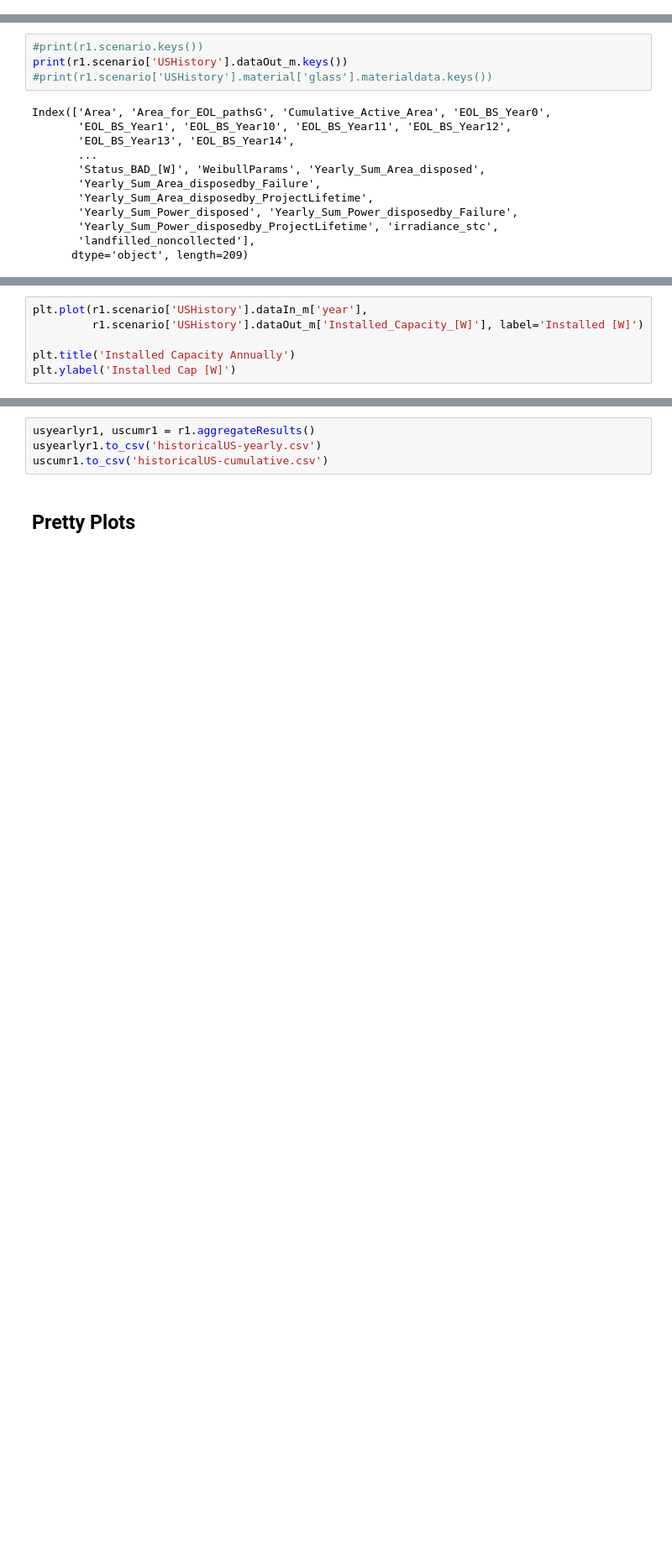
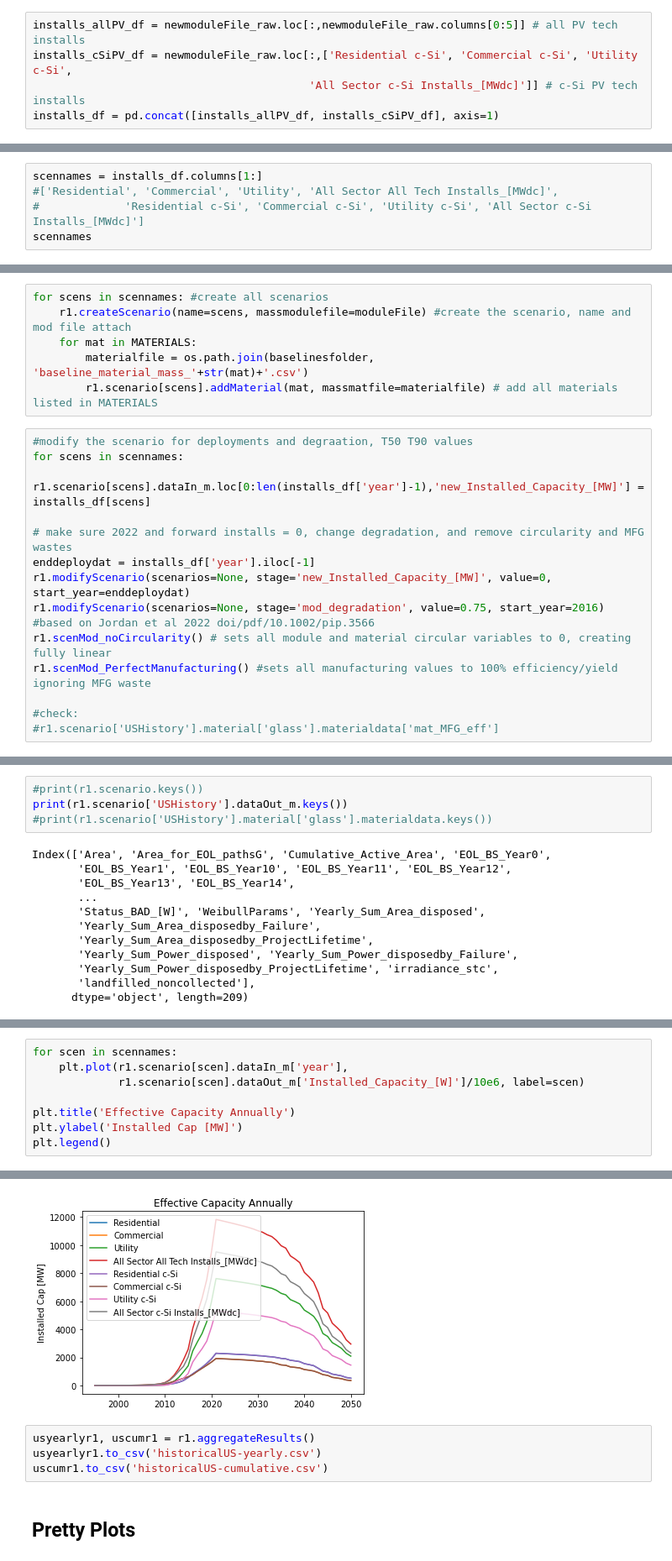
Before and after one commit to NREL/PV_ICE, a Jupyter notebook: docs/tutorials/14 - Historical US Installs Waste Projection.ipynb, the cells around one changed output, grey strips where cells are left out. Shown: that part at 84% size. Saved outputs shown, nothing was run; the diff lists cells and outputs as text; blank space fills up the shorter version.

Commit message:
updates to the historical PV installs calculation
got all scenarios of all pv and just c-Si pv installs working, and simulation runs, playing with graphing and results to come.

```diff
--- a/docs/tutorials/14 - Historical US Installs Waste Projection.ipynb
+++ b/docs/tutorials/14 - Historical US Installs Waste Projection.ipynb
@@ -46,0 +63,5 @@ moduleFile = r'..\baselines\baseline_modules_mass_US_HistoryUtilCommOnly.csv'
+# %%
+installs_allPV_df = newmoduleFile_raw.loc[:,newmoduleFile_raw.columns[0:5]] # all PV tech installs
+installs_cSiPV_df = newmoduleFile_raw.loc[:,['Residential c-Si', 'Commercial c-Si', 'Utility c-Si',
+                                          'All Sector c-Si Installs_[MWdc]']] # c-Si PV tech installs
+installs_df = pd.concat([installs_allPV_df, installs_cSiPV_df], axis=1)
@@ -63,0 +87,5 @@ r1.scenMod_PerfectManufacturing() #sets all manufacturing values to 100% efficie
+# %%
+scennames = installs_df.columns[1:]
+#['Residential', 'Commercial', 'Utility', 'All Sector All Tech Installs_[MWdc]',
+#             'Residential c-Si', 'Commercial c-Si', 'Utility c-Si', 'All Sector c-Si Installs_[MWdc]']
+scennames
@@ -63,0 +97,20 @@ r1.scenMod_PerfectManufacturing() #sets all manufacturing values to 100% efficie
+# %%
+for scens in scennames: #create all scenarios
+    r1.createScenario(name=scens, massmodulefile=moduleFile) #create the scenario, name and mod file attach
+    for mat in MATERIALS:
+        materialfile = os.path.join(baselinesfolder, 'baseline_material_mass_'+str(mat)+'.csv')
+        r1.scenario[scens].addMaterial(mat, massmatfile=materialfile) # add all materials listed in MATERIALS
+# %%
+#modify the scenario for deployments and degraation, T50 T90 values
+for scens in scennames:
+    r1.scenario[scens].dataIn_m.loc[0:len(installs_df['year']-1),'new_Installed_Capacity_[MW]'] = installs_df[scens]
+
+# make sure 2022 and forward installs = 0, change degradation, and remove circularity and MFG wastes
+enddeploydat = installs_df['year'].iloc[-1]
+r1.modifyScenario(scenarios=None, stage='new_Installed_Capacity_[MW]', value=0, start_year=enddeploydat)
+r1.modifyScenario(scenarios=None, stage='mod_degradation', value=0.75, start_year=2016) #based on Jordan et al 2022 doi/pdf/10.1002/pip.3566
+r1.scenMod_noCircularity() # sets all module and material circular variables to 0, creating fully linear
+r1.scenMod_PerfectManufacturing() #sets all manufacturing values to 100% efficiency/yield ignoring MFG waste
+
+#check:
+#r1.scenario['USHistory'].material['glass'].materialdata['mat_MFG_eff']
@@ -115,6 +186,9 @@ r1.plotMaterialComparisonAcrossScenarios(material='glass', keyword='mat_Total_MF
 # %%
-plt.plot(r1.scenario['USHistory'].dataIn_m['year'],
-         r1.scenario['USHistory'].dataOut_m['Installed_Capacity_[W]'], label='Installed [W]')
+for scen in scennames:
+    plt.plot(r1.scenario[scen].dataIn_m['year'],
+             r1.scenario[scen].dataOut_m['Installed_Capacity_[W]']/10e6, label=scen)
 
-plt.title('Installed Capacity Annually')
-plt.ylabel('Installed Cap [W]')
+plt.title('Effective Capacity Annually')
+plt.ylabel('Installed Cap [MW]')
+plt.legend()
+# %% [output]
@@ -121,3 +196,4 @@ plt.ylabel('Installed Cap [W]')
+[figure, added]
 # %%
 usyearlyr1, uscumr1 = r1.aggregateResults()
 usyearlyr1.to_csv('historicalUS-yearly.csv')
```
Also changed, not shown: parts of 25 cells of this notebook, 3 other files.
